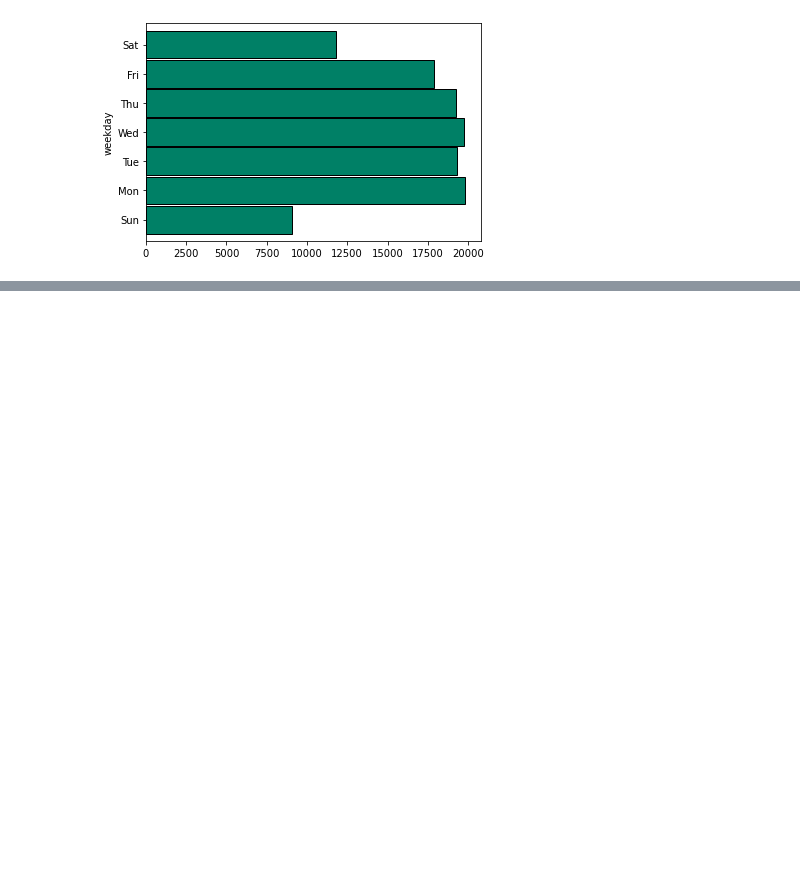
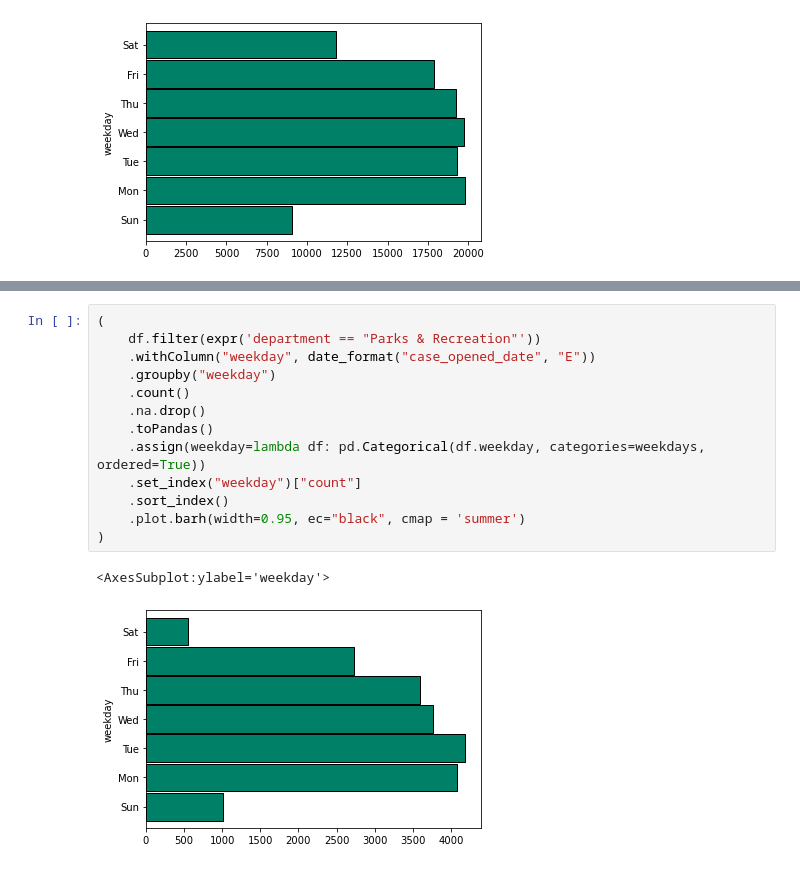
Before and after one commit to parkervoit/spark-exercises, a Jupyter notebook: explore.ipynb, the cells around one changed output, grey strips where cells are left out. Drawn from its saved outputs; the diff is of its cells as text; blank space fills up the shorter version.

```diff
--- a/explore.ipynb
+++ b/explore.ipynb
@@ -269,0 +271,16 @@ weekdays = ['Sun', 'Mon', 'Tue', 'Wed', 'Thu', 'Fri', 'Sat']
+# %%
+(
+    df.filter(expr('department == "Parks & Recreation"'))
+    .withColumn("weekday", date_format("case_opened_date", "E"))
+    .groupby("weekday")
+    .count()
+    .na.drop()
+    .toPandas()
+    .assign(weekday=lambda df: pd.Categorical(df.weekday, categories=weekdays, ordered=True))
+    .set_index("weekday")["count"]
+    .sort_index()
+    .plot.barh(width=0.95, ec="black", cmap = 'summer')
+)
+# %% [output]
+<AxesSubplot:ylabel='weekday'>
+[figure, added]
```
Also changed, not shown: parts of 10 cells of this notebook.
